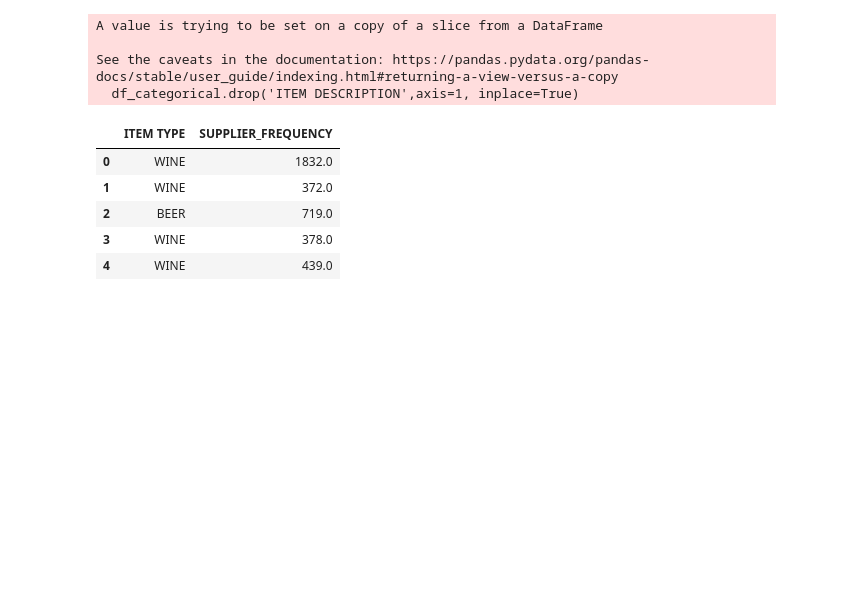
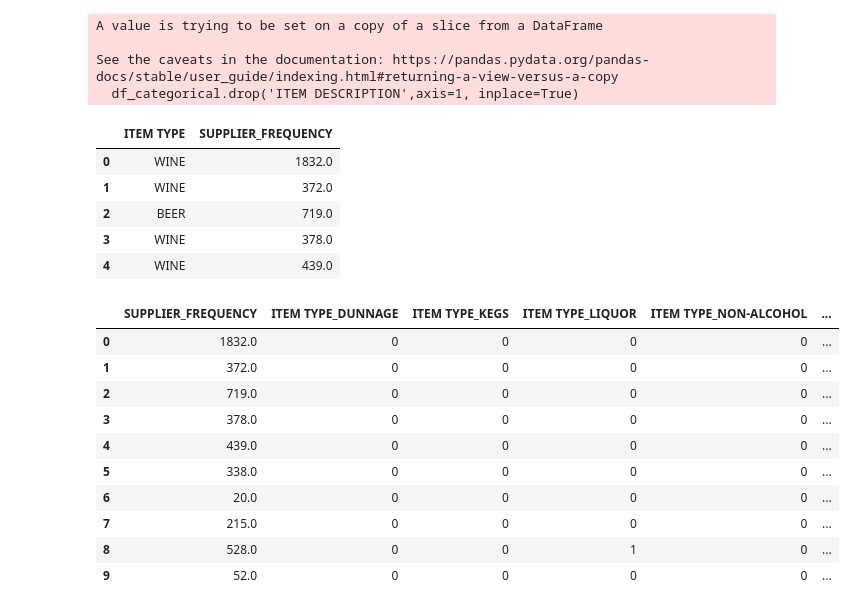
Before and after one commit to victoriamuinde07/Sales-and-Marketing-project, a Jupyter notebook: index.ipynb, the cells around one changed output. Cells and saved outputs as stored; diff of their text form; code cells hidden in the pictures; blank space fills up the shorter version.

```diff
--- a/index.ipynb
+++ b/index.ipynb
@@ -199,3 +199,18 @@ See the caveats in the documentation: https://pandas.pydata.org/pandas-docs/stab
 | 2 | BEER | 719.0 |
 | 3 | WINE | 378.0 |
 | 4 | WINE | 439.0 |
+# %%
+df_categorical = pd.get_dummies(df_categorical,columns=['ITEM TYPE'],drop_first=True,dtype ='int')
+df_categorical.head(10)
+# %% [output]
+|  | SUPPLIER_FREQUENCY | ITEM TYPE_DUNNAGE | ITEM TYPE_KEGS | ITEM TYPE_LIQUOR | ITEM TYPE_NON-ALCOHOL | ... |
+| 0 | 1832.0 | 0 | 0 | 0 | 0 | ... |
+| 1 | 372.0 | 0 | 0 | 0 | 0 | ... |
+| 2 | 719.0 | 0 | 0 | 0 | 0 | ... |
+| 3 | 378.0 | 0 | 0 | 0 | 0 | ... |
+| 4 | 439.0 | 0 | 0 | 0 | 0 | ... |
+| 5 | 338.0 | 0 | 0 | 0 | 0 | ... |
+| 6 | 20.0 | 0 | 0 | 0 | 0 | ... |
+| 7 | 215.0 | 0 | 0 | 0 | 0 | ... |
+| 8 | 528.0 | 0 | 0 | 1 | 0 | ... |
+| 9 | 52.0 | 0 | 0 | 0 | 0 | ... |
```
Also changed, not shown: parts of 4 cells of this notebook.
